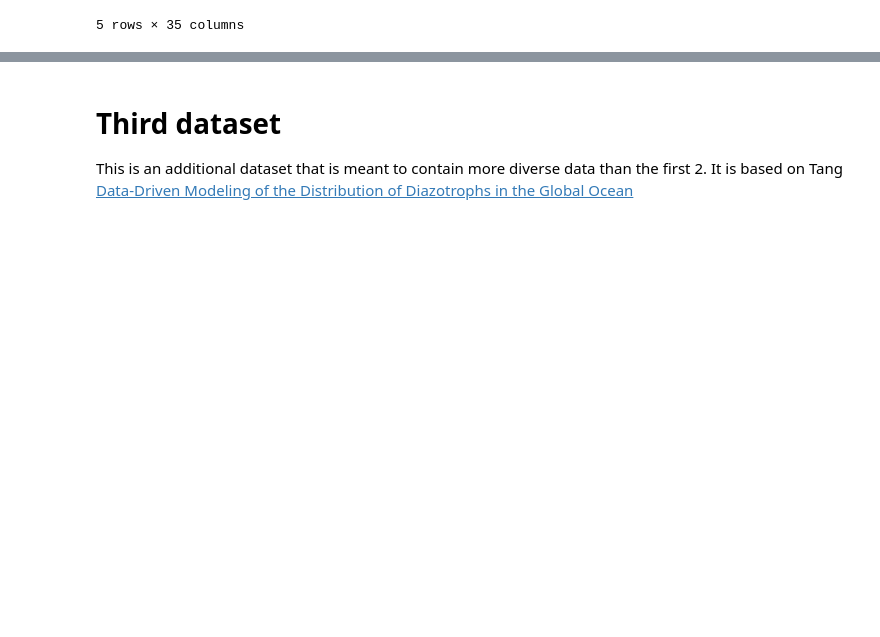
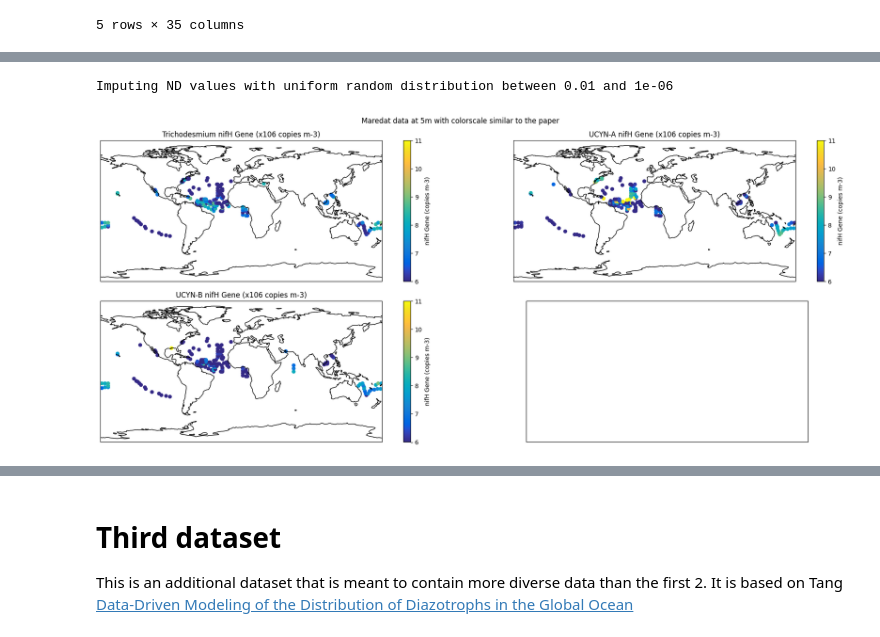
Before and after one commit to systemsecologygroup/N2-fixers-in-the-ocean, a Jupyter notebook: new_approach/obs_nifh.ipynb, the cells around one changed output, grey strips where cells are left out. Saved outputs shown, nothing was run; the diff lists cells and outputs as text; code cells hidden in the pictures; blank space fills up the shorter version.

```diff
--- a/new_approach/obs_nifh.ipynb
+++ b/new_approach/obs_nifh.ipynb
@@ -187,0 +165,20 @@ maredat_nifh_rnd.describe()
+# %%
+maredat_nifh_final = prePrNifh(maredat_nifh)
+
+#the points in the dataset are plotted on the map
+plotColsOnMap(
+    y_columns, maredat_nifh_final,
+    constant=(10**6),
+    transf=(lambda x: np.log10(x+10)),
+    min_lim=6,
+    max_lim=11,
+    cmap=parula_map,
+    colorbar_label="nifH Gene (copies m-3)",
+    title="Maredat data at 5m with colorscale similar to the paper",
+    s=30
+)
+
+maredat_nifh_final.describe()
+# %% [output]
+Imputing ND values with uniform random distribution between 0.01 and 1e-06
+[figure, added]
```
Also changed, not shown: parts of 43 cells of this notebook, 2 other files.
